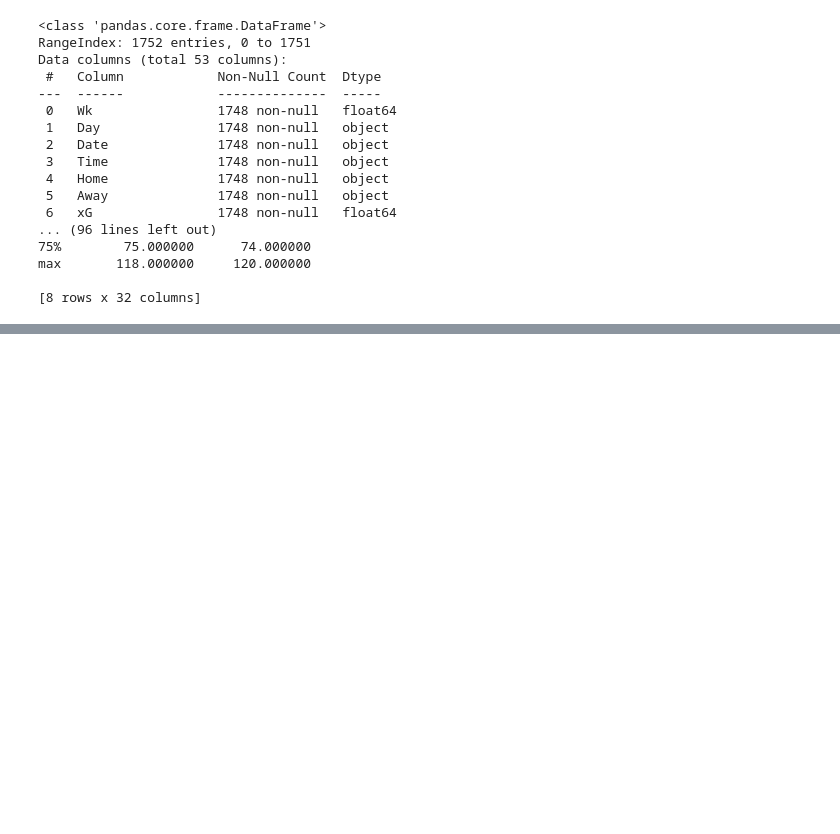
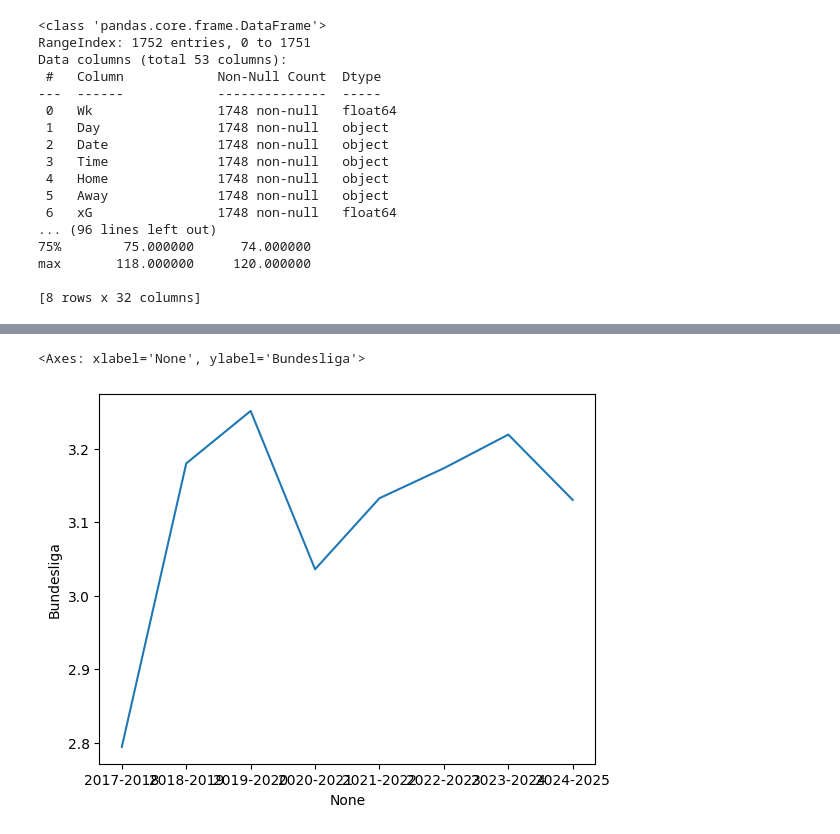
Before and after one commit to esenbora/sporg_proj_1, a Jupyter notebook: EDA.ipynb, the cells around one changed output, grey strips where cells are left out. Drawn from its saved outputs; the diff is of its cells as text; code cells hidden in the pictures; blank space fills up the shorter version.

```diff
--- a/EDA.ipynb
+++ b/EDA.ipynb
@@ -97,0 +97,34 @@ TypeError: unsupported operand type(s) for +: 'int' and 'str'
+# %%
+# Gather the workflow into a function to be able to do this for every season of interest.
+def goals_per_game(season):
+    season_data = data[season]
+    df = pd.DataFrame()
+    for k, v in season_data.items():
+        v = pd.DataFrame.from_dict(v)
+        v["league"] = k
+        df = pd.concat([df, v])
+
+    df.reset_index(drop=True, inplace=True)
+    df.dropna(subset=["Score"], inplace=True)
+    df["home_goals"] = df["Score"].str[0]
+    df["away_goals"] = df["Score"].str[-1]
+    df = df.astype({"home_goals": "int32", "away_goals": "int32"})
+    table = df.groupby("league")[["home_goals", "away_goals"]].sum().sum(axis=1) / df.groupby("league").size()
+    table = table.to_frame()
+    table.columns = [season]
+
+    return(table)
+# %%
+seasons = ["2017-2018", "2018-2019", "2019-2020", "2020-2021", "2021-2022", "2022-2023", "2023-2024", "2024-2025"]
+leagues = [
+        {"id": "9", "name": "Premier-League"}, {"id": "12", "name": "La-Liga"},
+        {"id": "11", "name": "Serie-A"}, {"id": "13", "name": "Ligue-1"}, {"id": "20", "name": "Bundesliga"}
+    ]
+leagues = [l["name"] for l in leagues]
+# Make sure the number of games is around 380
+for season in seasons:
+    for league in leagues:
+        df = pd.DataFrame.from_dict(data[season][league])
+        if len(df) < 370:
+            print(season, league)
+            print(len(df))
@@ -97,0 +149,10 @@ TypeError: unsupported operand type(s) for +: 'int' and 'str'
+# %%
+# Return the average number of goals scored per game for the past 8 seasons
+gpg_df = pd.DataFrame()
+for season in range(len(seasons)):
+    gpg_df = pd.concat([gpg_df, goals_per_game(seasons[season])], axis=1)
+# %%
+sns.lineplot(x=gpg_df.columns, y = gpg_df.iloc[0, :])
+# %% [output]
+<Axes: xlabel='None', ylabel='Bundesliga'>
+[figure, added]
```
Also changed, not shown: parts of 6 cells of this notebook, 6 other files.
